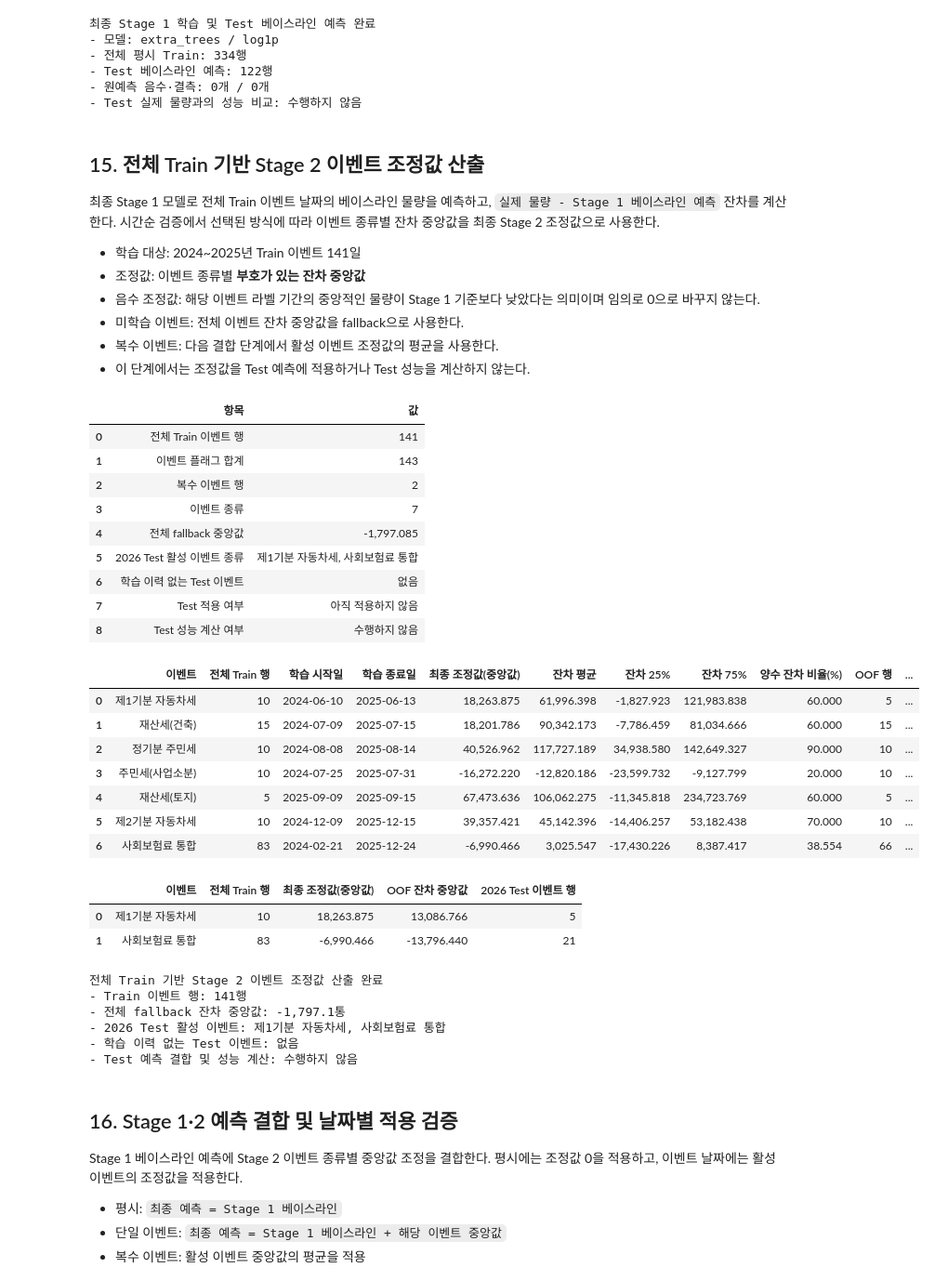
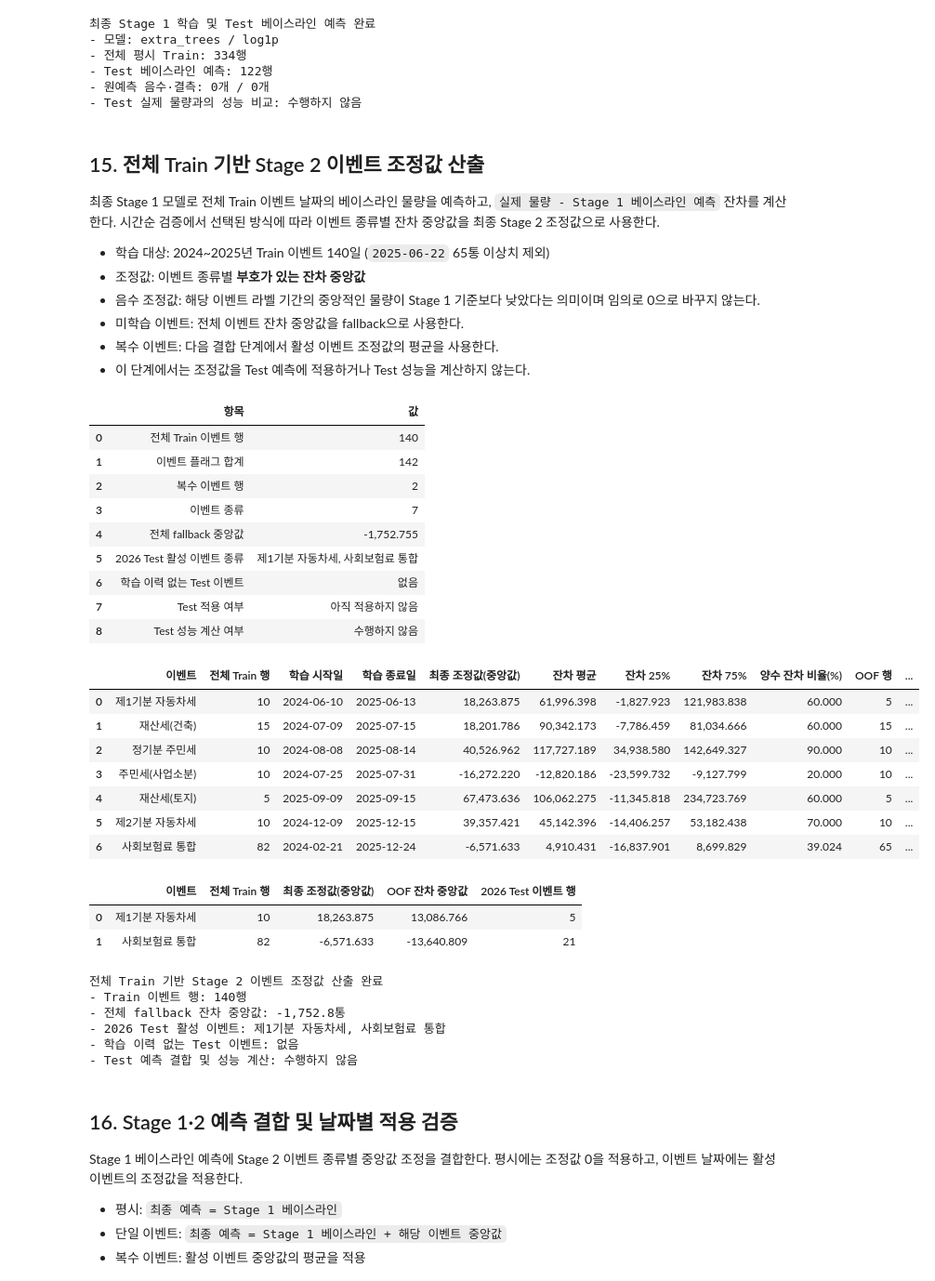
Before and after one commit to 2026-logistics-ai/postcast, a Jupyter notebook: notebooks/04_volume_forecasting.ipynb, the cells around one changed output. Shown at 93% size. Drawn from its saved outputs; the diff is of its cells as text; code cells hidden in the pictures.

```diff
--- a/notebooks/04_volume_forecasting.ipynb
+++ b/notebooks/04_volume_forecasting.ipynb
@@ -1002,9 +1004,19 @@ STAGE2_FEATURES = [
     "stage1_baseline_prediction",
 ]
 
+STAGE2_OUTLIER_DATES = pd.to_datetime(["2025-06-22"])
+stage2_excluded_event_rows = stage1_oof.loc[
+    stage1_oof["접수일자"].isin(STAGE2_OUTLIER_DATES)
+    & stage1_oof["is_event"].eq(1)
+].copy()
 stage2_event_oof = stage1_oof.loc[
     stage1_oof["is_event"].eq(1)
+    & ~stage1_oof["접수일자"].isin(STAGE2_OUTLIER_DATES)
 ].copy()
+
+assert len(stage2_excluded_event_rows) == 1
+assert stage2_excluded_event_rows[TARGET_COLUMN].iloc[0] == 65
+assert not stage2_event_oof["접수일자"].isin(STAGE2_OUTLIER_DATES).any()
 
 STAGE2_FOLD_SPECS = [
     {
@@ -1190,6 +1202,11 @@ stage2_fold_definition = pd.DataFrame(
     ]
 )
 
+display(
+    stage2_excluded_event_rows[
+        ["접수일자", TARGET_COLUMN, "Fold", *EVENT_COLUMNS]
+    ]
+)
 display(stage2_fold_definition)
 display(pd.DataFrame({"Stage 2 ML 피처": STAGE2_FEATURES}))
 display(stage2_fold_results)
@@ -1572,7 +1590,7 @@ print("- Test 실제 물량과의 성능 비교: 수행하지 않음")
 
 최종 Stage 1 모델로 전체 Train 이벤트 날짜의 베이스라인 물량을 예측하고, `실제 물량 - Stage 1 베이스라인 예측` 잔차를 계산한다. 시간순 검증에서 선택된 방식에 따라 이벤트 종류별 잔차 중앙값을 최종 Stage 2 조정값으로 사용한다.
 
-- 학습 대상: 2024~2025년 Train 이벤트 141일
+- 학습 대상: 2024~2025년 Train 이벤트 140일 (`2025-06-22` 65통 이상치 제외)
 - 조정값: 이벤트 종류별 **부호가 있는 잔차 중앙값**
 - 음수 조정값: 해당 이벤트 라벨 기간의 중앙적인 물량이 Stage 1 기준보다 낮았다는 의미이며 임의로 0으로 바꾸지 않는다.
 - 미학습 이벤트: 전체 이벤트 잔차 중앙값을 fallback으로 사용한다.
@@ -1590,7 +1608,9 @@ def predict_with_fitted_stage1_model(model, target_transform, features):
     return prediction
 
 
-final_stage2_train = event_train_all.copy()
+final_stage2_train = event_train_all.loc[
+    ~event_train_all["접수일자"].isin(STAGE2_OUTLIER_DATES)
+].copy()
 final_stage2_baseline_prediction_raw = (
     predict_with_fitted_stage1_model(
         model=final_stage1_model,
@@ -1608,7 +1628,8 @@ final_stage2_train["event_residual"] = (
     - final_stage2_train["stage1_baseline_prediction"]
 )
 
-assert len(final_stage2_train) == 141
+assert len(final_stage2_train) == 140
+assert not final_stage2_train["접수일자"].isin(STAGE2_OUTLIER_DATES).any()
 assert np.isfinite(final_stage2_baseline_prediction_raw).all()
 assert final_stage2_train["stage1_baseline_prediction"].ge(0).all()
 assert final_stage2_train["event_residual"].notna().all()
@@ -1729,43 +1750,43 @@ display(stage2_adjustment_summary)
 display(final_stage2_adjustment_table)
 display(test_active_adjustment_table)
 
 print("전체 Train 기반 Stage 2 이벤트 조정값 산출 완료")
 print(f"- Train 이벤트 행: {len(final_stage2_train):,}행")
 print(
     "- 전체 fallback 잔차 중앙값: "
     f"{FINAL_STAGE2_GLOBAL_FALLBACK:,.1f}통"
 )
 print(
     "- 2026 Test 활성 이벤트: "
     f"{', '.join(test_active_event_types)}"
 )
 print("- 학습 이력 없는 Test 이벤트: 없음")
 print("- Test 예측 결합 및 성능 계산: 수행하지 않음")
 # %% [output]
 |  | 항목 | 값 |
-| 0 | 전체 Train 이벤트 행 | 141 |
-| 1 | 이벤트 플래그 합계 | 143 |
+| 0 | 전체 Train 이벤트 행 | 140 |
+| 1 | 이벤트 플래그 합계 | 142 |
 | 2 | 복수 이벤트 행 | 2 |
 | 3 | 이벤트 종류 | 7 |
-| 4 | 전체 fallback 중앙값 | -1,797.085 |
+| 4 | 전체 fallback 중앙값 | -1,752.755 |
 | 5 | 2026 Test 활성 이벤트 종류 | 제1기분 자동차세, 사회보험료 통합 |
 | 6 | 학습 이력 없는 Test 이벤트 | 없음 |
 | 7 | Test 적용 여부 | 아직 적용하지 않음 |
 | 8 | Test 성능 계산 여부 | 수행하지 않음 |
 |  | 이벤트 | 전체 Train 행 | 학습 시작일 | 학습 종료일 | 최종 조정값(중앙값) | 잔차 평균 | 잔차 25% | 잔차 75% | 양수 잔차 비율(%) | OOF 행 | ... |
 | 0 | 제1기분 자동차세 | 10 | 2024-06-10 | 2025-06-13 | 18,263.875 | 61,996.398 | -1,827.923 | 121,983.838 | 60.000 | 5 | ... |
 | 1 | 재산세(건축) | 15 | 2024-07-09 | 2025-07-15 | 18,201.786 | 90,342.173 | -7,786.459 | 81,034.666 | 60.000 | 15 | ... |
 | 2 | 정기분 주민세 | 10 | 2024-08-08 | 2025-08-14 | 40,526.962 | 117,727.189 | 34,938.580 | 142,649.327 | 90.000 | 10 | ... |
 | 3 | 주민세(사업소분) | 10 | 2024-07-25 | 2025-07-31 | -16,272.220 | -12,820.186 | -23,599.732 | -9,127.799 | 20.000 | 10 | ... |
 | 4 | 재산세(토지) | 5 | 2025-09-09 | 2025-09-15 | 67,473.636 | 106,062.275 | -11,345.818 | 234,723.769 | 60.000 | 5 | ... |
 | 5 | 제2기분 자동차세 | 10 | 2024-12-09 | 2025-12-15 | 39,357.421 | 45,142.396 | -14,406.257 | 53,182.438 | 70.000 | 10 | ... |
-| 6 | 사회보험료 통합 | 83 | 2024-02-21 | 2025-12-24 | -6,990.466 | 3,025.547 | -17,430.226 | 8,387.417 | 38.554 | 66 | ... |
+| 6 | 사회보험료 통합 | 82 | 2024-02-21 | 2025-12-24 | -6,571.633 | 4,910.431 | -16,837.901 | 8,699.829 | 39.024 | 65 | ... |
 |  | 이벤트 | 전체 Train 행 | 최종 조정값(중앙값) | OOF 잔차 중앙값 | 2026 Test 이벤트 행 |
 | 0 | 제1기분 자동차세 | 10 | 18,263.875 | 13,086.766 | 5 |
-| 1 | 사회보험료 통합 | 83 | -6,990.466 | -13,796.440 | 21 |
+| 1 | 사회보험료 통합 | 82 | -6,571.633 | -13,640.809 | 21 |
 전체 Train 기반 Stage 2 이벤트 조정값 산출 완료
-- Train 이벤트 행: 141행
-- 전체 fallback 잔차 중앙값: -1,797.1통
+- Train 이벤트 행: 140행
+- 전체 fallback 잔차 중앙값: -1,752.8통
 - 2026 Test 활성 이벤트: 제1기분 자동차세, 사회보험료 통합
 - 학습 이력 없는 Test 이벤트: 없음
 - Test 예측 결합 및 성능 계산: 수행하지 않음
```
Also changed, not shown: parts of 6 cells of this notebook.
